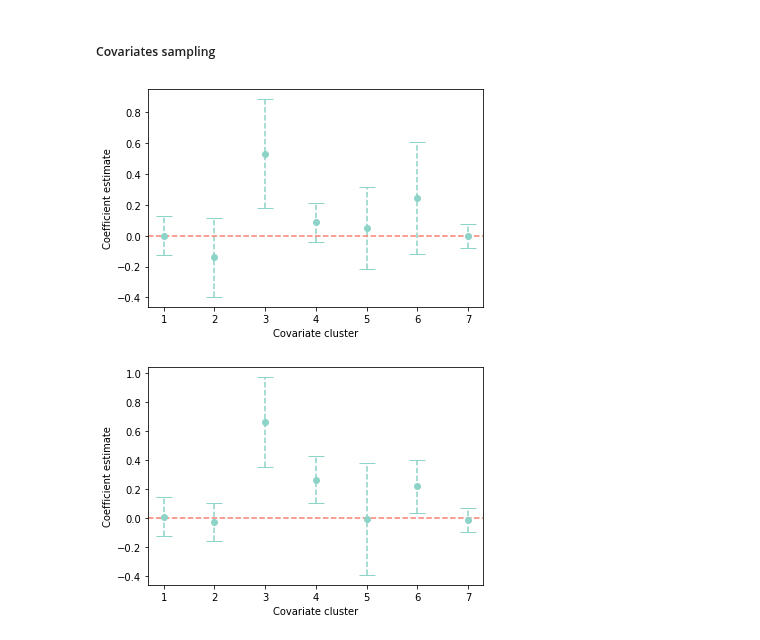
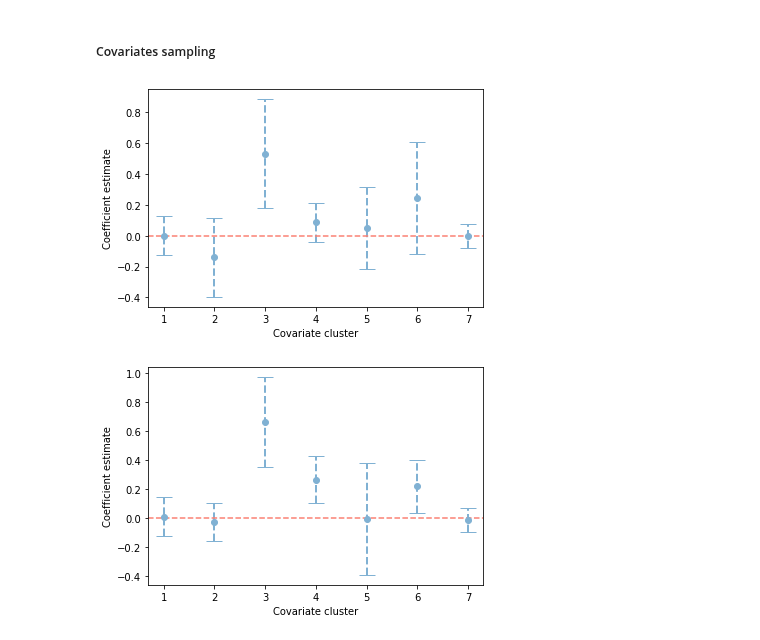
Before and after one commit to testalorenzo/crunch_net, a Jupyter notebook: ANS/notebook/notebooks/ANS_extension.ipynb, the cells around one changed output. Cells and saved outputs as stored; diff of their text form; code cells hidden in the pictures.

```diff
--- a/ANS/notebook/notebooks/ANS_extension.ipynb
+++ b/ANS/notebook/notebooks/ANS_extension.ipynb
@@ -759,7 +759,7 @@ names=['Intercept']+list(results_linear['best_combination'])+['first_money']
 fig, axs = plt.subplots(3, 3, figsize=(22,22))
 
 for i in range(8):
-    axs[i//3, i%3].plot(range(0,fun_coef.shape[0]), fun_coef.iloc[:,i], '-', c=default_color)
+    axs[i//3, i%3].plot(range(0,fun_coef.shape[0]), fun_coef.iloc[:,i], '-', c=default_color, linewidth=2)
     axs[i//3, i%3].fill_between(range(0,fun_coef.shape[0]), fun_coef.iloc[:,i] - fun_se.iloc[:,i], fun_coef.iloc[:,i] + fun_se.iloc[:,i], color=default_color, alpha=0.3)
     axs[i//3, i%3].set_title(names[i], fontsize=20)
 
@@ -921,7 +921,7 @@ for i in range(8):
     #axs[i//3, i%3].plot(range(5,13), coef.iloc[:,i+1], color=default_color3)
     #axs[i//3, i%3].errorbar(range(5,13), coef.iloc[:,i+1], yerr=)
     y_error=[-l_bound.iloc[:,i+1]+coef.iloc[:,i+1], u_bound.iloc[:,i+1]-coef.iloc[:,i+1]]
-    eb=axs[i//3, i%3].errorbar(range(5,13), coef.iloc[:,i+1], yerr = y_error,fmt='o', ecolor = default_color3 , color= default_color3, capsize=8)
+    eb=axs[i//3, i%3].errorbar(range(5,13), coef.iloc[:,i+1], yerr = y_error,fmt='o', ecolor = default_color , color= default_color, capsize=8, linewidth=2)
     eb[-1][0].set_linestyle('--')
 
     #axs[i//3, i%3].fill_between(range(5,13), l_bound.iloc[:,i+1], u_bound.iloc[:,i+1], alpha=0.3, color=default_color3)
@@ -1026,27 +1026,27 @@ plt.savefig('stability_functional.pdf', bbox_inches="tight")
 # %%
 fig, ax = plt.subplots(1,1, figsize=(6, 4))
 for i in range(7):
     distribution=[x[i] for x in results_linear['coefficients']]
     mean=np.mean(distribution)
     std=np.std(distribution)
-    eb=plt.errorbar(i+1, mean, yerr = std,fmt='o', ecolor = default_color3 , color= default_color3, capsize=8)
+    eb=plt.errorbar(i+1, mean, yerr = std,fmt='o', ecolor = default_color , color= default_color, capsize=8, linewidth=2)
     eb[-1][0].set_linestyle('--')
 plt.axhline(0,color=default_color2,ls='--')
 plt.xlabel('Covariate cluster')
 plt.ylabel('Coefficient estimate')
 
 
 os.chdir('/Users/ltesta/Documents/GitHub/crunch_net/ANS/plots')
 plt.savefig('feature_selector_coefficient_distributions_'+str(size)+'.pdf', bbox_inches="tight")
 # %% [output]
-[figure, old version]
+[figure, new version]
 # %%
 fig, ax = plt.subplots(1,1, figsize=(6, 4))
 for i in range(7):
     distribution=[x[0][i] for x in results_logistics['coefficients']]
     mean=np.mean(distribution)
     std=np.std(distribution)
-    eb=plt.errorbar(i+1, mean, yerr = std,fmt='o', ecolor = default_color3 , color= default_color3, capsize=8)
+    eb=plt.errorbar(i+1, mean, yerr = std,fmt='o', ecolor = default_color , color= default_color, capsize=8, linewidth=2)
     eb[-1][0].set_linestyle('--')
 plt.axhline(0,color=default_color2,ls='--')
 plt.xlabel('Covariate cluster')
@@ -1055,4 +1055,4 @@ plt.ylabel('Coefficient estimate')
 os.chdir('/Users/ltesta/Documents/GitHub/crunch_net/ANS/plots')
 plt.savefig('feature_selector_coefficient_distributions_logistic_'+str(size)+'.pdf', bbox_inches="tight")
 # %% [output]
-[figure, old version]
+[figure, new version]
```
Also changed, not shown: parts of 2 cells of this notebook, 8 other files.
